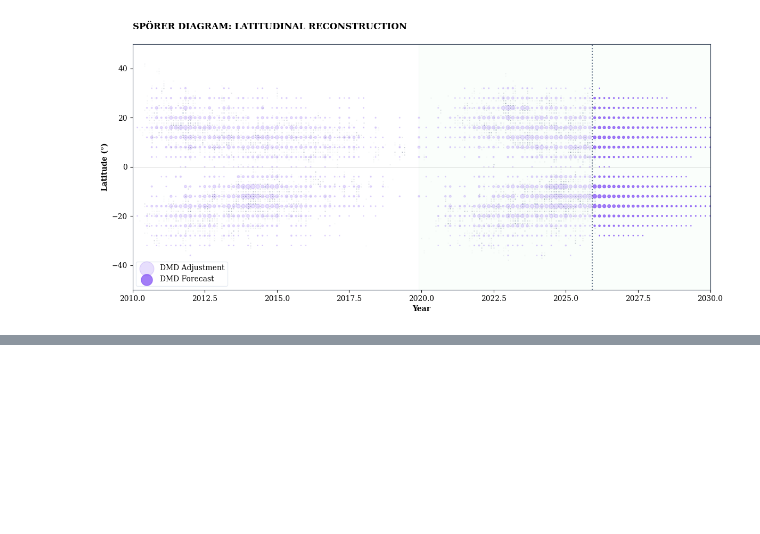
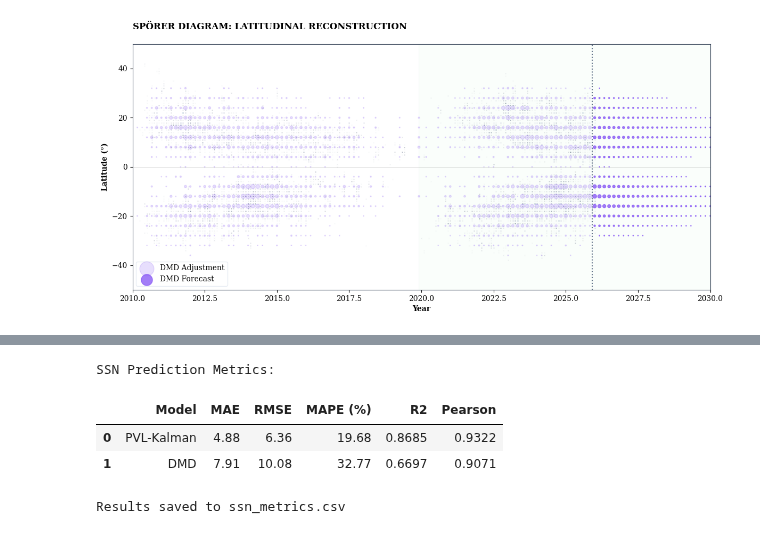
Before and after one commit to carlobeni/sunspot-page-app, a Jupyter notebook: predictive_model/sunspot_trend_analysis.ipynb, the cells around one changed output, grey strips where cells are left out. Drawn from its saved outputs; the diff is of its cells as text; code cells hidden in the pictures; blank space fills up the shorter version.

Commit message:
feat: implement sunspot forecast API using Kalman filtering and Podladchikova-Van der Linden cycle modeling

```diff
--- a/predictive_model/sunspot_trend_analysis.ipynb
+++ b/predictive_model/sunspot_trend_analysis.ipynb
@@ -41,12 +46,26 @@ $$\mathbf{X} = [\mathbf{x}_1, \mathbf{x}_2, \dots, \mathbf{x}_N] \in \mathbb{R}^
 path = r'labels.csv'
 df = pd.read_csv(path)
 df['date'] = pd.to_datetime(df['date_iso'])
+df['day'] = df['date'].dt.to_period('D')
 df['year_month'] = df['date'].dt.to_period('M')
 
-monthly_hist = df.groupby('year_month').size().reset_index(name='ssn')
+# Calculate daily R = 10g + s
+# g = count of groups (rows) per day
+# s = sum of individual spots (num_spots_det) per day
+daily_r = df.groupby('day').agg(
+    g=('filename', 'count'),
+    s=('num_spots_det', 'sum')
+).reset_index()
+daily_r['R'] = 10 * daily_r['g'] + daily_r['s']
+# Correct conversion from daily period to monthly period
+daily_r['year_month'] = daily_r['day'].apply(lambda x: x.asfreq('M'))
+
+# Calculate Monthly SSN as the average of daily R values
+monthly_hist = daily_r.groupby('year_month')['R'].mean().reset_index(name='ssn')
 monthly_hist['year_float'] = monthly_hist['year_month'].apply(lambda x: x.year + (x.month - 1) / 12)
 
 lat_bins = np.arange(-50, 51, 4)
 snapshots = np.zeros((len(lat_bins)-1, len(monthly_hist)))
 for j, t in enumerate(monthly_hist['year_month']):
+    # Snapshots for Spörer diagram (latitudinal density)
     snapshots[:, j], _ = np.histogram(df[df['year_month'] == t]['lat'], bins=lat_bins)
@@ -245,0 +737,38 @@ plt.show()
+# %%
+from scipy.stats import pearsonr
+
+def calculate_ssn_metrics(obs, pred, name):
+    mask = ~np.isnan(obs) & (obs > 0)
+    o, p = obs[mask], pred[mask]
+
+    mae = np.mean(np.abs(o - p))
+    rmse = np.sqrt(np.mean((o - p)**2))
+    mape = np.mean(np.abs((o - p) / o)) * 100
+    r2 = 1 - (np.sum((o - p)**2) / np.sum((o - np.mean(o))**2))
+    corr, _ = pearsonr(o, p)
+
+    return {
+        'Model': name,
+        'MAE': round(mae, 2),
+        'RMSE': round(rmse, 2),
+        'MAPE (%)': round(mape, 2),
+        'R2': round(r2, 4),
+        'Pearson': round(corr, 4)
+    }
+
+obs_ssn = monthly_hist['ssn'].values
+metrics_kalman = calculate_ssn_metrics(obs_ssn, np.array(kalman_ssn[:len(obs_ssn)]), 'PVL-Kalman')
+metrics_dmd = calculate_ssn_metrics(obs_ssn, dmd_ssn[:len(obs_ssn)], 'DMD')
+
+ssn_metrics_df = pd.DataFrame([metrics_kalman, metrics_dmd])
+print("SSN Prediction Metrics:")
+display(ssn_metrics_df)
+
+ssn_metrics_df.to_csv('ssn_metrics.csv', index=False)
+print("\nResults saved to ssn_metrics.csv")
+# %% [output]
+SSN Prediction Metrics:
+|  | Model | MAE | RMSE | MAPE (%) | R2 | Pearson |
+| 0 | PVL-Kalman | 4.88 | 6.36 | 19.68 | 0.8685 | 0.9322 |
+| 1 | DMD | 7.91 | 10.08 | 32.77 | 0.6697 | 0.9071 |
+Results saved to ssn_metrics.csv
```
Also changed, not shown: parts of 10 cells of this notebook, 37 other files.
